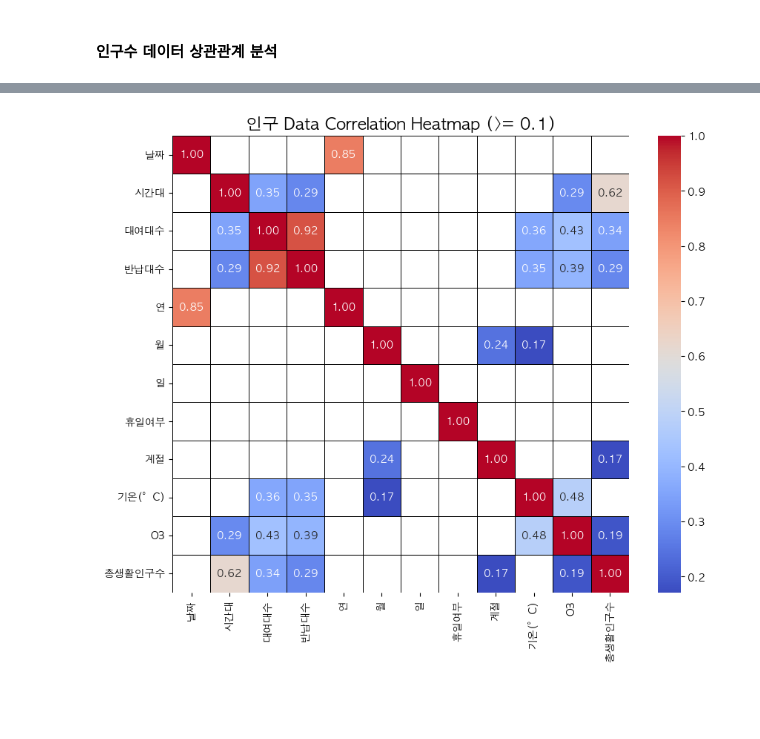
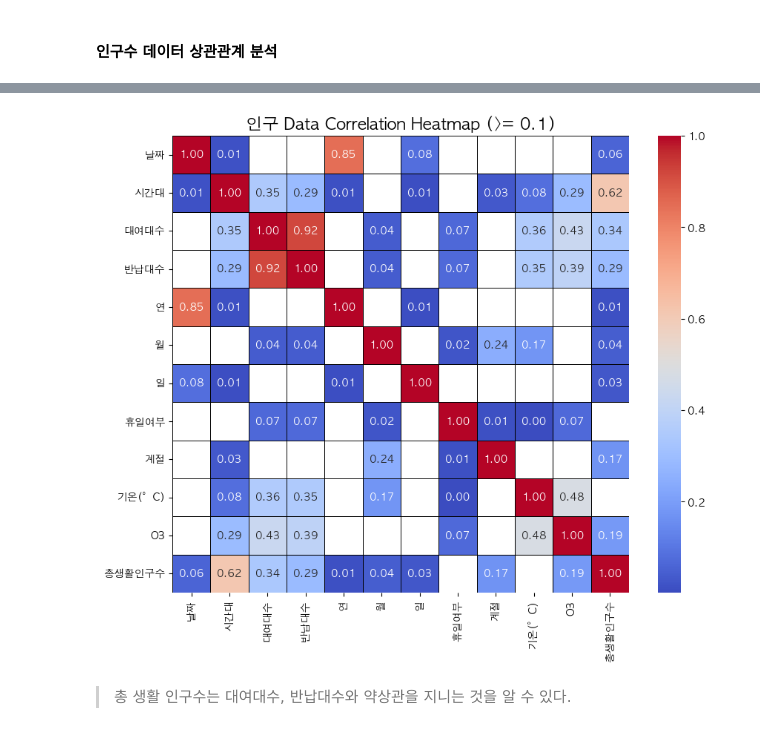
Before and after one commit to donghun-ha/Ddareungi, a Jupyter notebook: python/note/dh/olympic_park.ipynb, the cells around one changed output, grey strips where cells are left out. Cells and saved outputs as stored; diff of their text form; code cells hidden in the pictures; blank space fills up the shorter version.

```diff
--- a/python/note/dh/olympic_park.ipynb
+++ b/python/note/dh/olympic_park.ipynb
@@ -1139,28 +1178,30 @@ olympic_park_station
 # %%
 import seaborn as sns
 import matplotlib.pyplot as plt
 import numpy as np
 
 # 상관계수 계산 및 필터링
 correlation_matrix = olympic_park_station.replace(
     {'평일': 0, '휴일': 1, '봄': 0, '여름': 1, '가을': 2, '겨울': 3}
 ).drop(columns='대여소').corr()
-filtered_correlation = correlation_matrix.where(correlation_matrix >= 0.1, np.nan)
+filtered_correlation = correlation_matrix.where(correlation_matrix >= 0.0, np.nan)
 
 # 히트맵 생성
 plt.figure(figsize=(10, 8))
 sns.heatmap(
     filtered_correlation,
     annot=True,
     cmap='coolwarm',
     fmt='.2f',
     cbar=True,
     mask=filtered_correlation.isnull(),
     linewidths=0.5,  # 박스 경계선 강조
     linecolor='black',  # 경계선 색상 설정
     square=True  # 정사각형 박스
 )
 plt.title('인구 Data Correlation Heatmap (>= 0.1)', fontsize=16)
 plt.show()
 # %% [output]
-[figure, old version]
+[figure, new version]
+# %% [markdown]
+> 총 생활 인구수는 대여대수, 반납대수와 약상관을 지니는 것을 알 수 있다.
```
Also changed, not shown: parts of 56 cells of this notebook, 1 other file.
